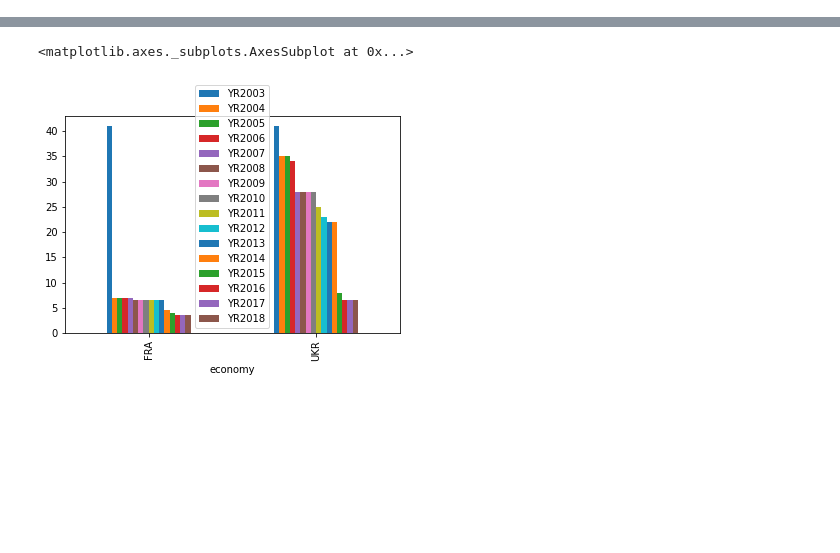
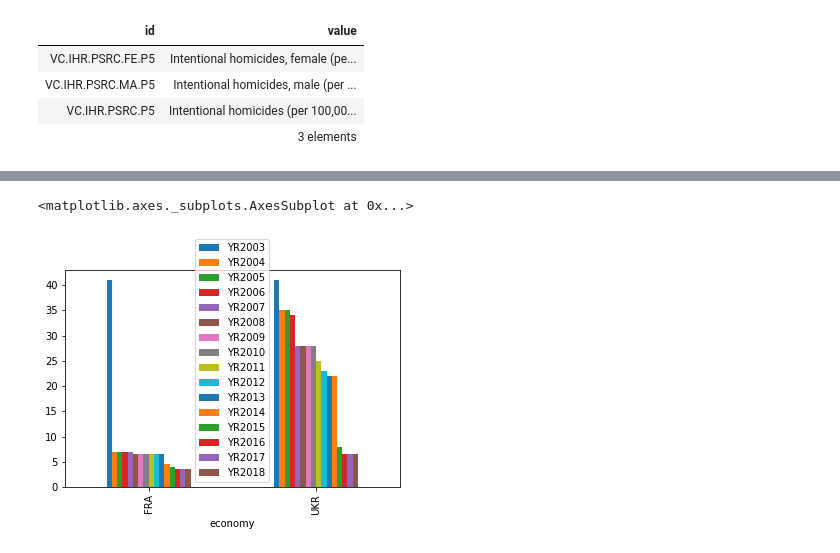
Before and after one commit to JaimeSastreCrespo/Project_2_Python_SQL_Poverty, a Jupyter notebook: Python_SQL_Project_Poverty.ipynb, the cells around one changed output, grey strips where cells are left out. Saved outputs shown, nothing was run; the diff lists cells and outputs as text; code cells hidden in the pictures; blank space fills up the shorter version.

```diff
--- a/Python_SQL_Project_Poverty.ipynb
+++ b/Python_SQL_Project_Poverty.ipynb
@@ -26,0 +79,8 @@ Requirement already satisfied: certifi>=2017.4.17 in /usr/local/lib/python3.7/di
+# %%
+wb.series.info(q="homici")
+# %% [output]
+| id | value |
+| VC.IHR.PSRC.FE.P5 | Intentional homicides, female (pe... |
+| VC.IHR.PSRC.MA.P5 | Intentional homicides, male (per ... |
+| VC.IHR.PSRC.P5 | Intentional homicides (per 100,00... |
+|  | 3 elements |
```
Also changed, not shown: parts of 11 cells of this notebook.
